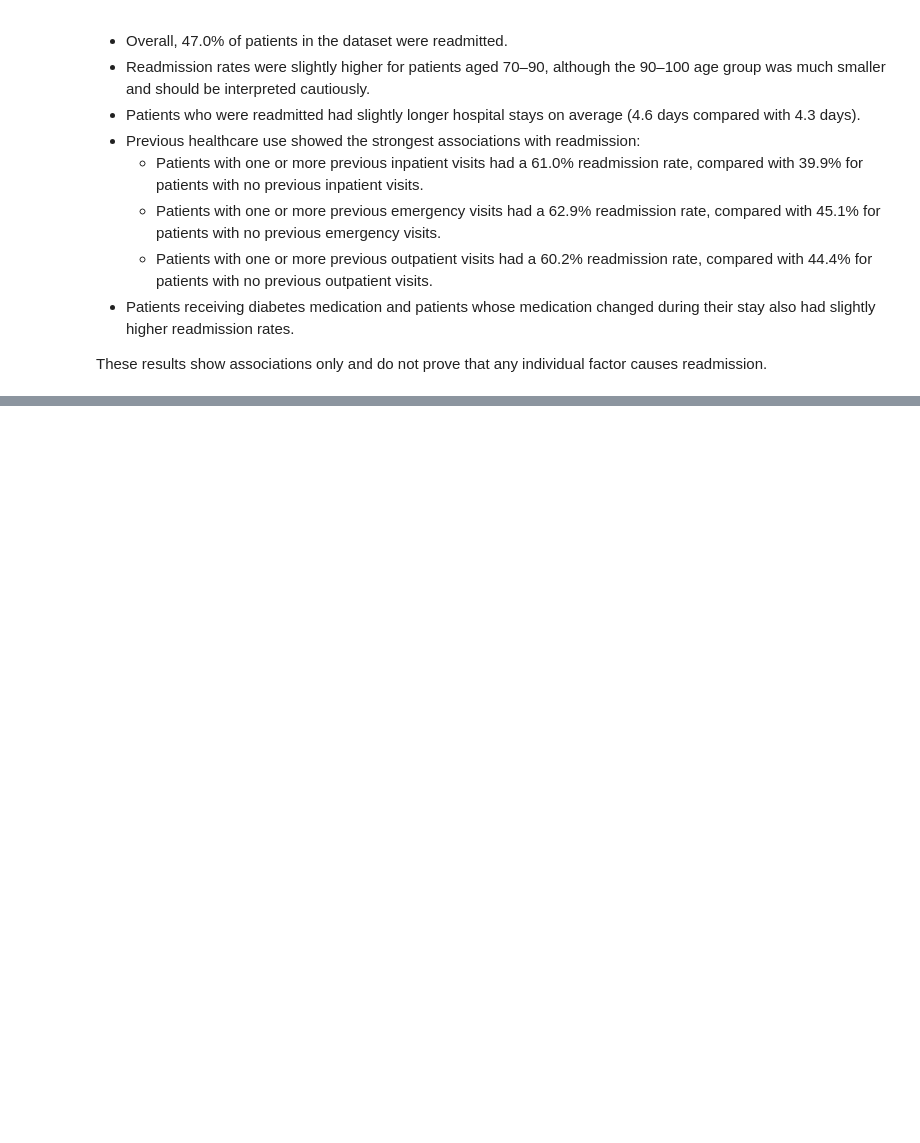
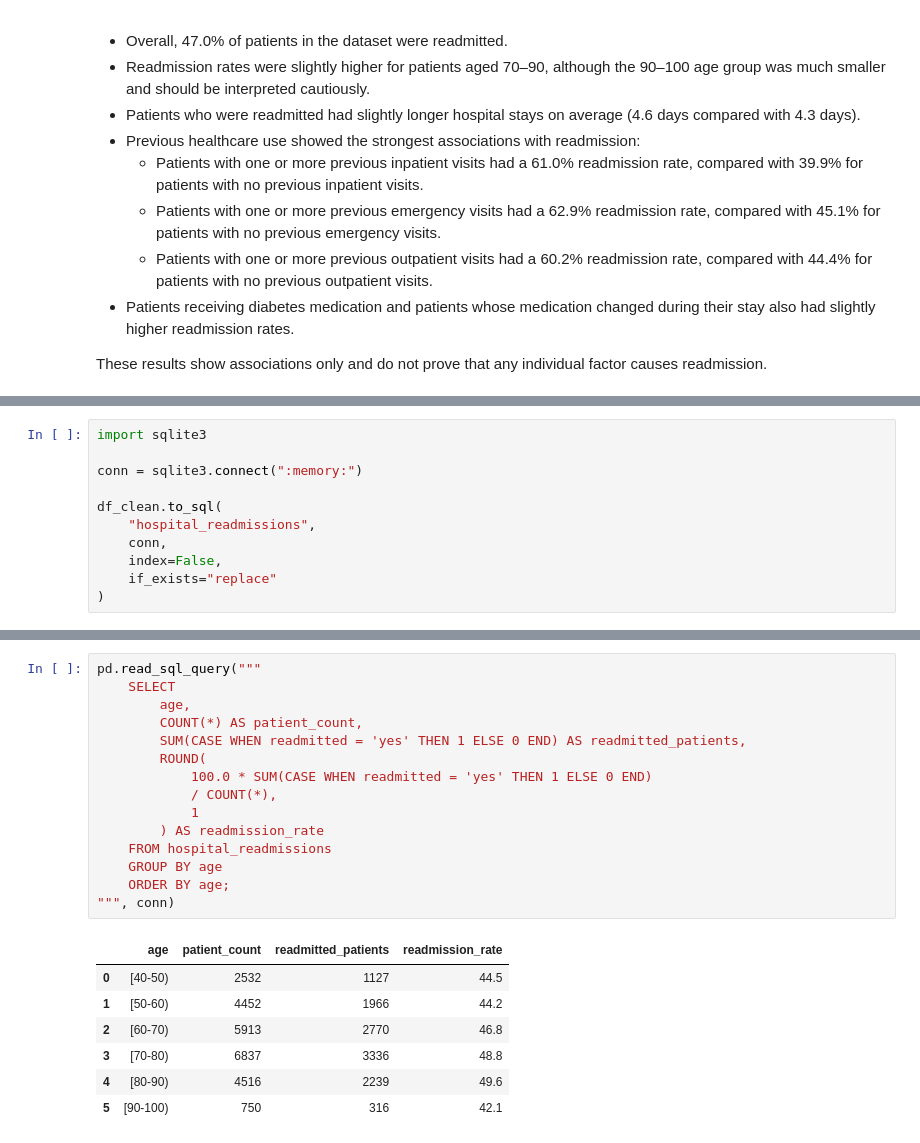
Before and after one commit to shaunagbaje/projects, a Jupyter notebook: hospital_readmission_analysis.ipynb, the cells around one changed output, grey strips where cells are left out. Cells and saved outputs as stored; diff of their text form; blank space fills up the shorter version.

```diff
--- a/hospital_readmission_analysis.ipynb
+++ b/hospital_readmission_analysis.ipynb
@@ -536,0 +541,11 @@ These results show associations only and do not prove that any individual factor
+# %%
+import sqlite3
+
+conn = sqlite3.connect(":memory:")
+
+df_clean.to_sql(
+    "hospital_readmissions",
+    conn,
+    index=False,
+    if_exists="replace"
+)
@@ -536,0 +572,23 @@ These results show associations only and do not prove that any individual factor
+# %%
+pd.read_sql_query("""
+    SELECT
+        age,
+        COUNT(*) AS patient_count,
+        SUM(CASE WHEN readmitted = 'yes' THEN 1 ELSE 0 END) AS readmitted_patients,
+        ROUND(
+            100.0 * SUM(CASE WHEN readmitted = 'yes' THEN 1 ELSE 0 END)
+            / COUNT(*),
+            1
+        ) AS readmission_rate
+    FROM hospital_readmissions
+    GROUP BY age
+    ORDER BY age;
+""", conn)
+# %% [output]
+|  | age | patient_count | readmitted_patients | readmission_rate |
+| 0 | [40-50) | 2532 | 1127 | 44.5 |
+| 1 | [50-60) | 4452 | 1966 | 44.2 |
+| 2 | [60-70) | 5913 | 2770 | 46.8 |
+| 3 | [70-80) | 6837 | 3336 | 48.8 |
+| 4 | [80-90) | 4516 | 2239 | 49.6 |
+| 5 | [90-100) | 750 | 316 | 42.1 |
```
Also changed, not shown: parts of 6 cells of this notebook.
